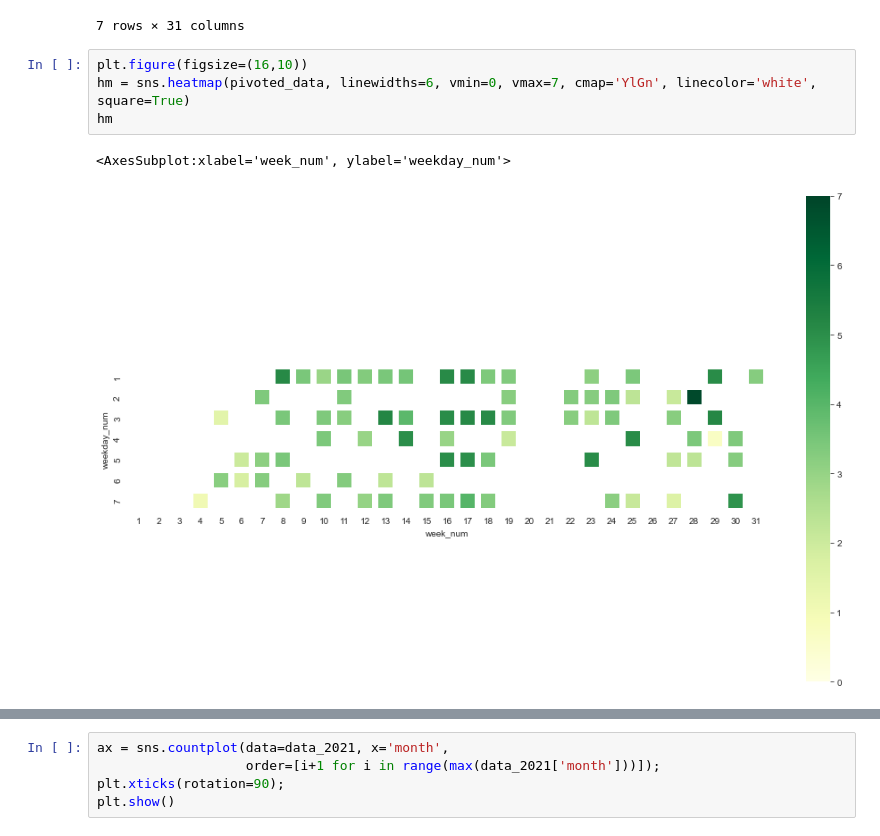
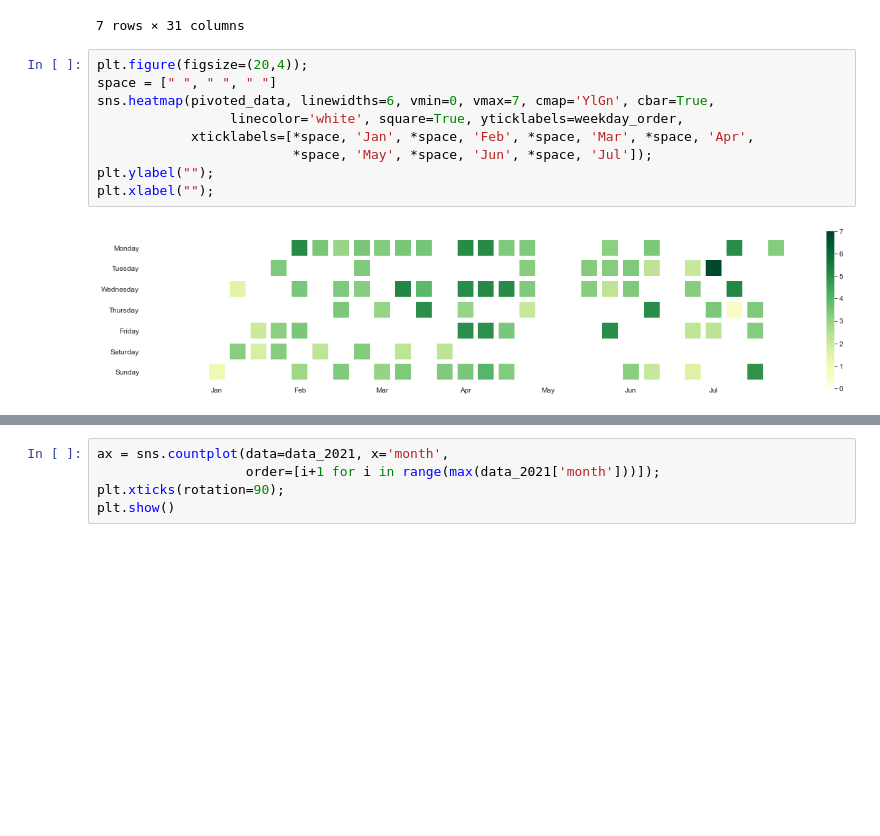
Before and after one commit to sejaldua/pelo-wolfpack, a Jupyter notebook: playground.ipynb, the cells around one changed output, grey strips where cells are left out. Cells and saved outputs as stored; diff of their text form; blank space fills up the shorter version.

```diff
--- a/playground.ipynb
+++ b/playground.ipynb
@@ -171,11 +166,15 @@ pivoted_data
 | 7 | NaN | NaN | NaN | 1.09 | NaN | NaN | NaN | 2.86 | NaN | 3.34 | ... | ... |
 7 rows × 31 columns
 # %%
-plt.figure(figsize=(16,10))
-hm = sns.heatmap(pivoted_data, linewidths=6, vmin=0, vmax=7, cmap='YlGn', linecolor='white', square=True)
-hm
+plt.figure(figsize=(20,4));
+space = [" ", " ", " "]
+sns.heatmap(pivoted_data, linewidths=6, vmin=0, vmax=7, cmap='YlGn', cbar=True,
+                 linecolor='white', square=True, yticklabels=weekday_order,
+            xticklabels=[*space, 'Jan', *space, 'Feb', *space, 'Mar', *space, 'Apr',
+                         *space, 'May', *space, 'Jun', *space, 'Jul']);
+plt.ylabel("");
+plt.xlabel("");
 # %% [output]
-<AxesSubplot:xlabel='week_num', ylabel='weekday_num'>
-[figure, old version]
+[figure, new version]
 # %%
 ax = sns.countplot(data=data_2021, x='weekday',
```
Also changed, not shown: parts of 7 cells of this notebook.
